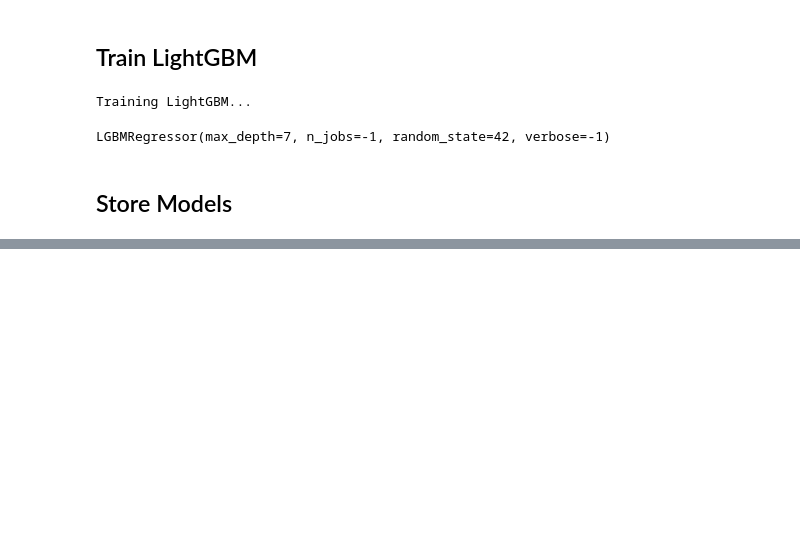
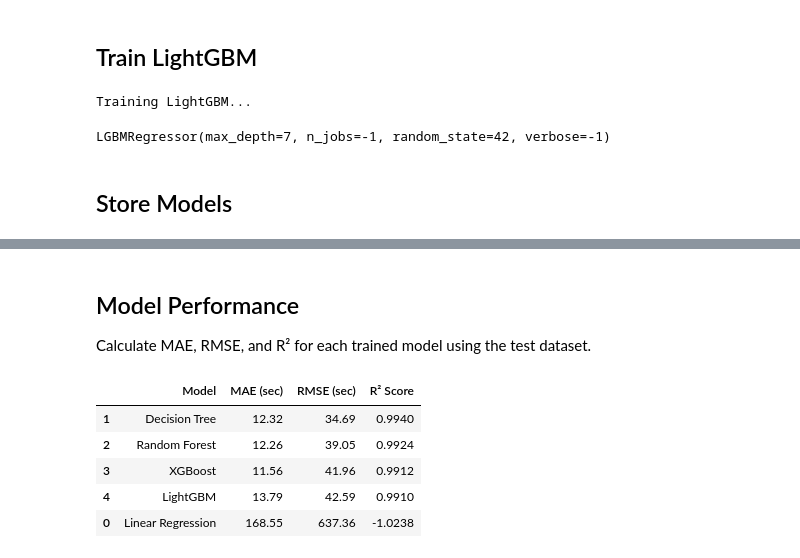
Before and after one commit to saraghafoury/Urban-Ride-Time-Prediction, a Jupyter notebook: notebooks/Model_Training.ipynb, the cells around one changed output, grey strips where cells are left out. Drawn from its saved outputs; the diff is of its cells as text; code cells hidden in the pictures; blank space fills up the shorter version.

```diff
--- a/notebooks/Model_Training.ipynb
+++ b/notebooks/Model_Training.ipynb
@@ -209,0 +197,32 @@ feature_importance
+# %% [markdown]
+## Model Performance
+
+Calculate MAE, RMSE, and R² for each trained model using the test dataset.
+# %%
+results = []
+
+for name, model in models.items():
+
+    y_pred = model.predict(X_test)
+
+    mae = mean_absolute_error(y_test, y_pred)
+    rmse = mean_squared_error(y_test, y_pred) ** 0.5
+    r2 = r2_score(y_test, y_pred)
+
+    results.append({
+        "Model": name,
+        "MAE (sec)": round(mae, 2),
+        "RMSE (sec)": round(rmse, 2),
+        "R² Score": round(r2, 4)
+    })
+
+results = pd.DataFrame(results)
+
+results.sort_values("RMSE (sec)")
+# %% [output]
+|  | Model | MAE (sec) | RMSE (sec) | R² Score |
+| 1 | Decision Tree | 12.32 | 34.69 | 0.9940 |
+| 2 | Random Forest | 12.26 | 39.05 | 0.9924 |
+| 3 | XGBoost | 11.56 | 41.96 | 0.9912 |
+| 4 | LightGBM | 13.79 | 42.59 | 0.9910 |
+| 0 | Linear Regression | 168.55 | 637.36 | -1.0238 |
```
Also changed, not shown: parts of 7 cells of this notebook, 1 other file.
